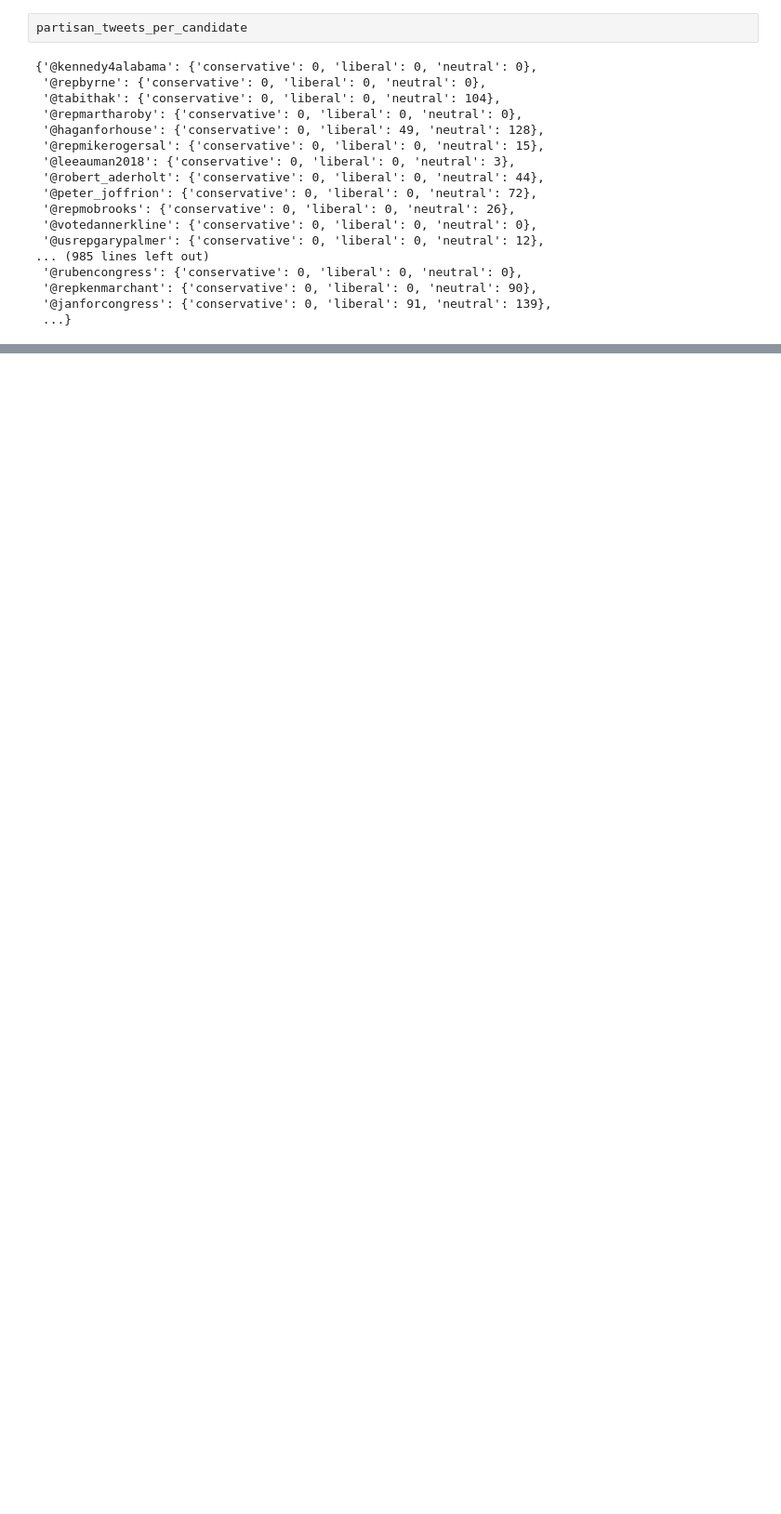
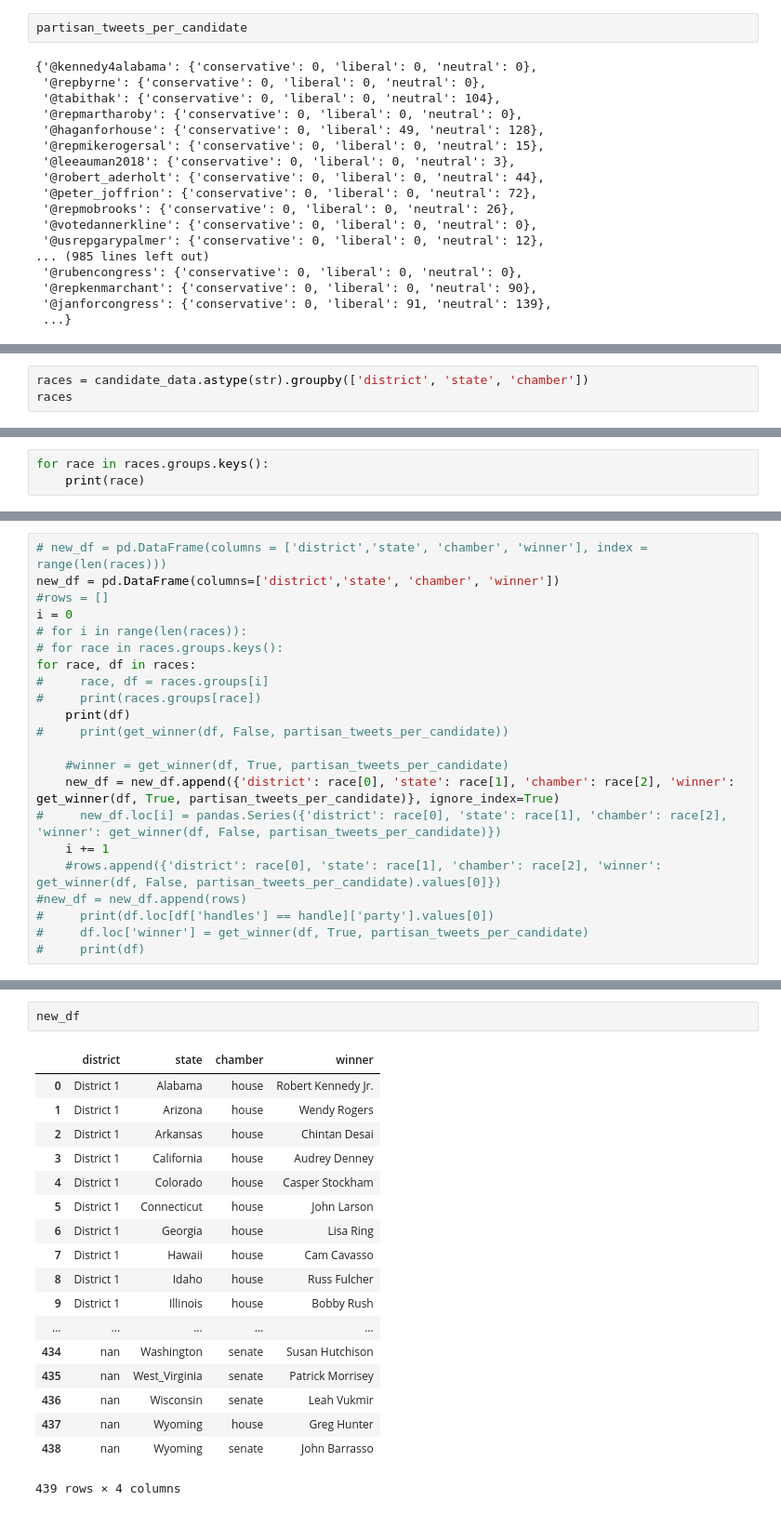
Before and after one commit to andrew-shackelford/Harvard_Twitter_Research_2018, a Jupyter notebook: midterm_predictions/midterm_predictions.ipynb, the cells around one changed output, grey strips where cells are left out. Shown at 93% size. Saved outputs shown, nothing was run; the diff lists cells and outputs as text; blank space fills up the shorter version.

```diff
--- a/midterm_predictions/midterm_predictions.ipynb
+++ b/midterm_predictions/midterm_predictions.ipynb
@@ -278,0 +363,3 @@ partisan_tweets_per_candidate
+# %%
+races = candidate_data.astype(str).groupby(['district', 'state', 'chamber'])
+races
@@ -278,0 +400,3 @@ partisan_tweets_per_candidate
+# %%
+for race in races.groups.keys():
+    print(race)
@@ -278,0 +421,22 @@ partisan_tweets_per_candidate
+# %%
+# new_df = pd.DataFrame(columns = ['district','state', 'chamber', 'winner'], index = range(len(races)))
+new_df = pd.DataFrame(columns=['district','state', 'chamber', 'winner'])
+#rows = []
+i = 0
+# for i in range(len(races)):
+# for race in races.groups.keys():
+for race, df in races:
+#     race, df = races.groups[i]
+#     print(races.groups[race])
+    print(df)
+#     print(get_winner(df, False, partisan_tweets_per_candidate))
+
+    #winner = get_winner(df, True, partisan_tweets_per_candidate)
+    new_df = new_df.append({'district': race[0], 'state': race[1], 'chamber': race[2], 'winner': get_winner(df, True, partisan_tweets_per_candidate)}, ignore_index=True)
+#     new_df.loc[i] = pandas.Series({'district': race[0], 'state': race[1], 'chamber': race[2], 'winner': get_winner(df, False, partisan_tweets_per_candidate)})
+    i += 1
+    #rows.append({'district': race[0], 'state': race[1], 'chamber': race[2], 'winner': get_winner(df, False, partisan_tweets_per_candidate).values[0]})
+#new_df = new_df.append(rows)
+#     print(df.loc[df['handles'] == handle]['party'].values[0])
+#     df.loc['winner'] = get_winner(df, True, partisan_tweets_per_candidate)
+#     print(df)
@@ -278,0 +461,21 @@ partisan_tweets_per_candidate
+# %%
+new_df
+# %% [output]
+|  | district | state | chamber | winner |
+| 0 | District 1 | Alabama | house | Robert Kennedy Jr. |
+| 1 | District 1 | Arizona | house | Wendy Rogers |
+| 2 | District 1 | Arkansas | house | Chintan Desai |
+| 3 | District 1 | California | house | Audrey Denney |
+| 4 | District 1 | Colorado | house | Casper Stockham |
+| 5 | District 1 | Connecticut | house | John Larson |
+| 6 | District 1 | Georgia | house | Lisa Ring |
+| 7 | District 1 | Hawaii | house | Cam Cavasso |
+| 8 | District 1 | Idaho | house | Russ Fulcher |
+| 9 | District 1 | Illinois | house | Bobby Rush |
+| ... | ... | ... | ... | ... |
+| 434 | nan | Washington | senate | Susan Hutchison |
+| 435 | nan | West_Virginia | senate | Patrick Morrisey |
+| 436 | nan | Wisconsin | senate | Leah Vukmir |
+| 437 | nan | Wyoming | house | Greg Hunter |
+| 438 | nan | Wyoming | senate | John Barrasso |
+439 rows × 4 columns
```
Also changed, not shown: parts of 31 cells of this notebook, 1 other file.
